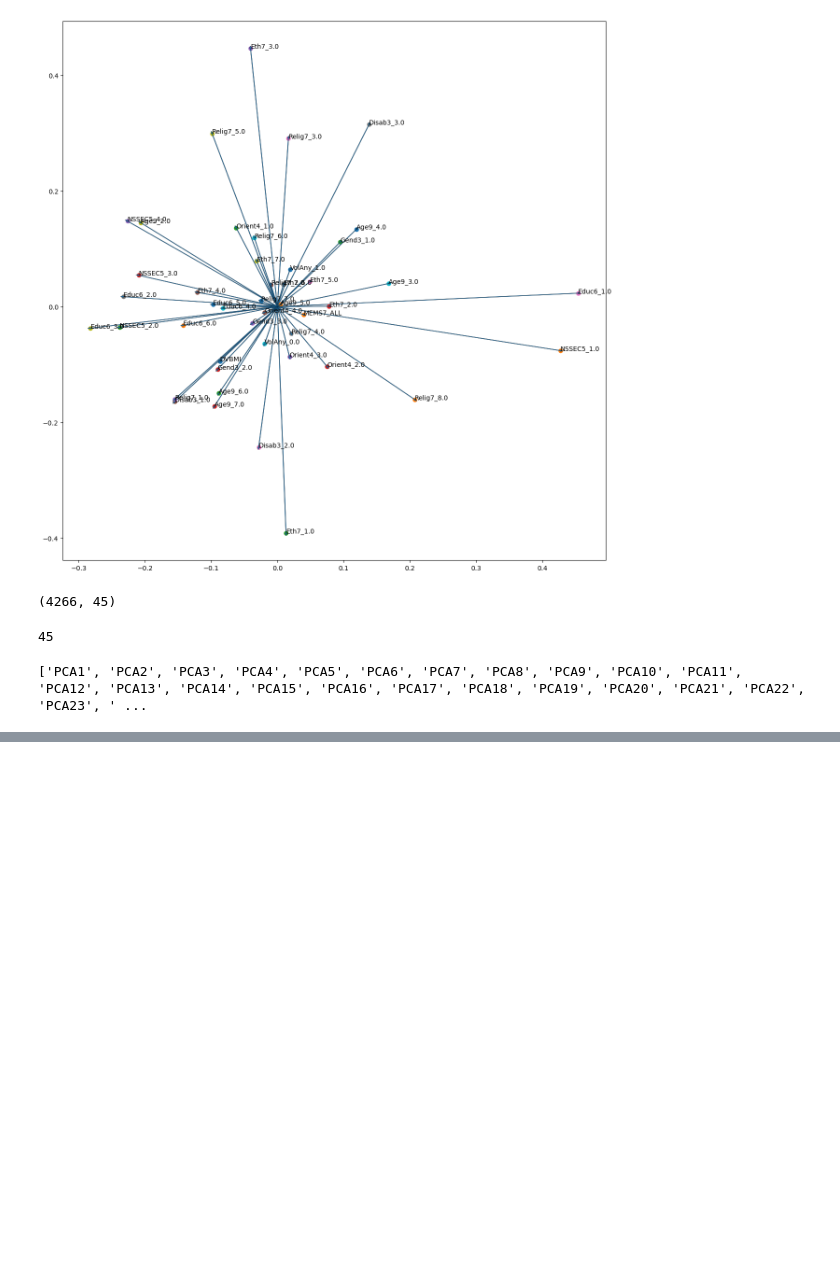
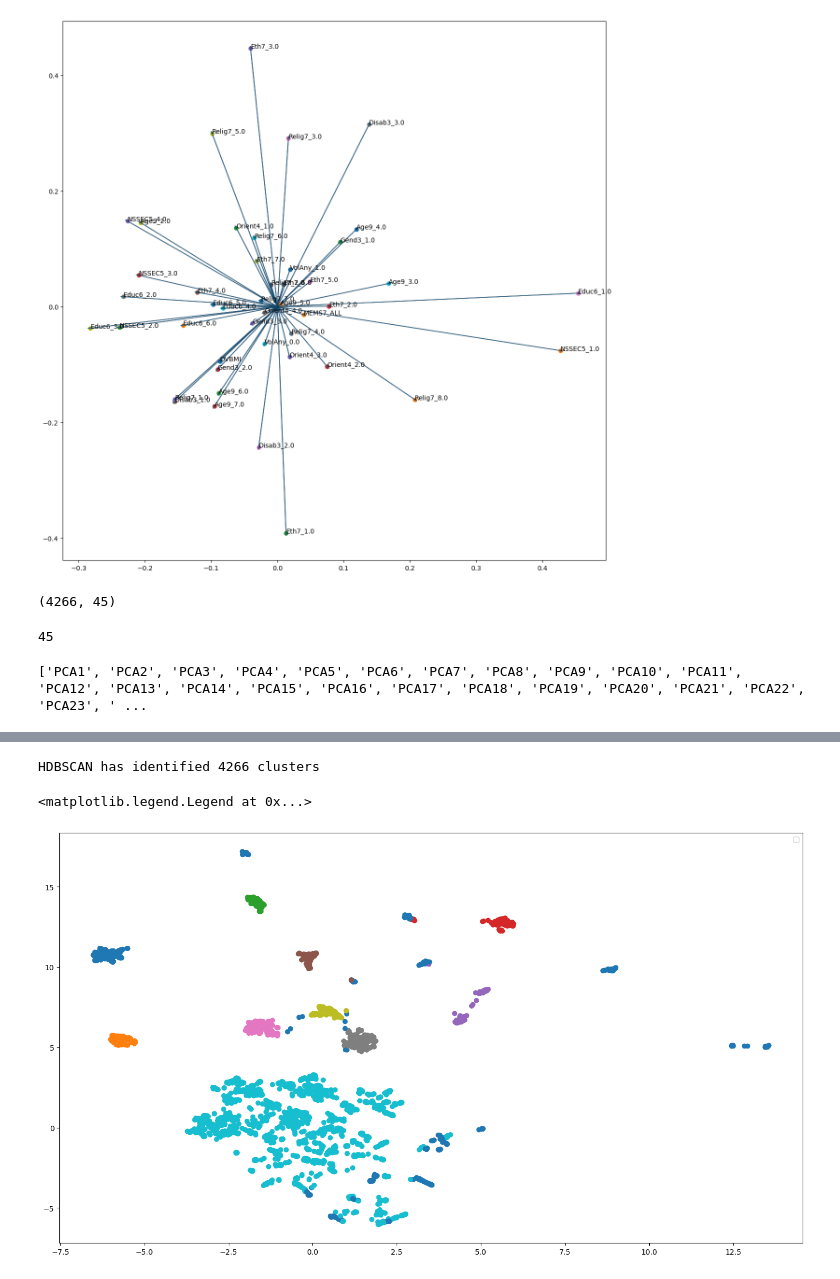
Before and after one commit to ferguswatson39/london_sport2, a Jupyter notebook: exploration/exploration_files/eda.ipynb, the cells around one changed output, grey strips where cells are left out. Saved outputs shown, nothing was run; the diff lists cells and outputs as text; code cells hidden in the pictures; blank space fills up the shorter version.

```diff
--- a/exploration/exploration_files/eda.ipynb
+++ b/exploration/exploration_files/eda.ipynb
@@ -190,0 +243,27 @@ for i in range(10):
+# %%
+def gen_clusters(emb, min_cluster_size) -> pd.DataFrame:
+    c = hdbscan.HDBSCAN(min_cluster_size = min_cluster_size)
+    labels = c.fit_predict(emb)
+    df = pd.DataFrame({
+        'umap_x' : emb[:, 0],
+        'umap_y' : emb[:, 1],
+        'labels' : labels
+    })
+    return df, emb, labels
+def do_umap(df_values, num_neighbors : int = 15, min_dist : float = 0.1, random_state: int = 42):
+    reduce = umap.UMAP(n_neighbors = num_neighbors, min_dist=min_dist, random_state = random_state)
+    scaler = StandardScaler()
+    X_scaled = scaler.fit_transform(df_values)
+    emb = reduce.fit_transform(X_scaled)
+    return emb
+# %%
+emb = do_umap(demo, num_neighbors = 50, min_dist=0.1, random_state =42)
+cluster_df, emb, labels = gen_clusters(emb, min_cluster_size = 100)
+print(f'HDBSCAN has identified {len(labels)} clusters')
+plt.figure(figsize=(18,10))
+plt.scatter(emb[:,0], emb[:,1], c=labels, cmap='tab10')
+plt.legend()
+# %% [output]
+HDBSCAN has identified 4266 clusters
+<matplotlib.legend.Legend at 0x...>
+[figure, added]
```
Also changed, not shown: parts of 9 cells of this notebook.
